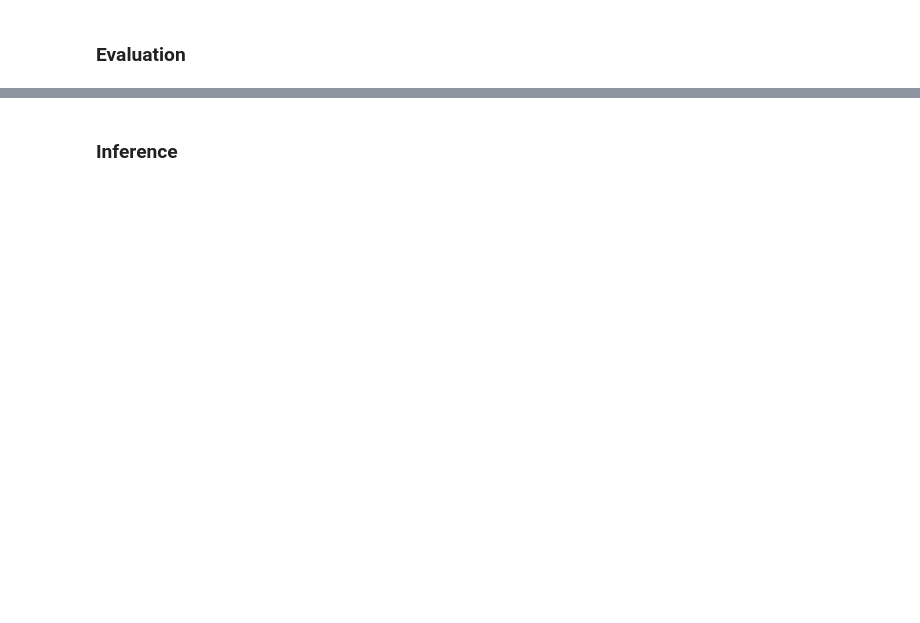
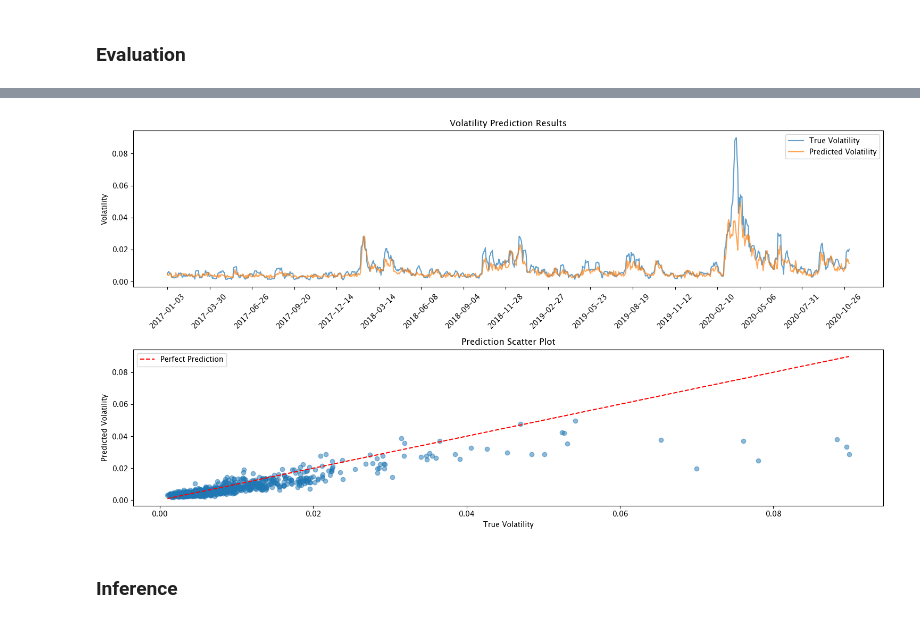
Before and after one commit to FrancescoMontanaro/Machine-Learning-from-scratch, a Jupyter notebook: Deep Learning/Recurrent Neural Network (RNN)/train_rnn.ipynb, the cells around one changed output, grey strips where cells are left out. Drawn from its saved outputs; the diff is of its cells as text; code cells hidden in the pictures; blank space fills up the shorter version.

```diff
--- a/Deep Learning/Recurrent Neural Network (RNN)/train_rnn.ipynb
+++ b/Deep Learning/Recurrent Neural Network (RNN)/train_rnn.ipynb
@@ -398,10 +526,10 @@ data_analysis.plot_history(
 # %% [markdown]
 ### Evaluation
 # %%
-# Disable gradient computation
+# Disable gradient computation for evaluation
 with context_manager.no_grad():
     # Set the model in evaluation mode
     model.eval()
 
     # Compute the predictions
-    log_returns_preds = model(X_log_returns_test_normalized)
+    predictions_norm = model(X_test_norm)
@@ -448,0 +565,16 @@ plt.show()
+# %%
+# Denormalize the predictions using the target normalization statistics
+predictions = z_score_denormalize(predictions_norm, target_mean, target_std)
+
+# Compute the mean absolute error on the test set
+mae = metrics.mean_absolute_error(predictions, y_test)
+
+# Print the test results
+print(f"Test Results:")
+print(f"Mean Absolute Error: {mae.to_numpy()}")
+
+# Compute the directional accuracy
+dir_acc = directional_accuracy(predictions, y_test)
+
+# Print the directional accuracy
+print(f"Directional Accuracy: {dir_acc:.3f}")
@@ -449,2 +585,66 @@ plt.show()
+# %%
+# Create a figure for plotting
+plt.figure(figsize=(15, 8))
+
+# Plot the predictions and true values
+if predict_volatility:
+    # For volatility, plot the time series and scatter plot
+    test_dates = sequence_dates[test_mask]
+
+    # Plot the time series of true and predicted volatility
+    plt.subplot(2, 1, 1)
+    plt.plot(test_dates[:len(y_test.to_numpy())], y_test.to_numpy()[:, close_price_idx], label='True Volatility', alpha=0.7)
+    plt.plot(test_dates[:len(predictions.to_numpy())], predictions.to_numpy()[:, close_price_idx], label='Predicted Volatility', alpha=0.7)
+    plt.title('Volatility Prediction Results')
+    plt.ylabel('Volatility')
+    plt.legend()
+    plt.gca().xaxis.set_major_locator(MaxNLocator(nbins=20))
+    plt.xticks(rotation=45)
+
+    # Scatter plot of true vs predicted volatility
+    plt.subplot(2, 1, 2)
+    plt.scatter(y_test.to_numpy()[:, close_price_idx], predictions.to_numpy()[:, close_price_idx], alpha=0.5)
+    plt.plot(
+        [y_test.to_numpy()[:, close_price_idx].min(), y_test.to_numpy()[:, close_price_idx].max()],
+        [y_test.to_numpy()[:, close_price_idx].min(), y_test.to_numpy()[:, close_price_idx].max()],
+        'r--', label='Perfect Prediction'
+    )
+    plt.xlabel('True Volatility')
+    plt.ylabel('Predicted Volatility')
+    plt.title('Prediction Scatter Plot')
+    plt.legend()
+
+else:
+    # For log returns, plot the time series and scatter plot
+    test_dates = sequence_dates[test_mask]
+
+    # Plot the time series of true and predicted log returns
+    plt.subplot(2, 1, 1)
+    plt.plot(test_dates[:len(y_test.to_numpy())], y_test.to_numpy()[:, close_price_idx], label='True Log Returns', alpha=0.7)
+    plt.plot(test_dates[:len(predictions.to_numpy())], predictions.to_numpy()[:, close_price_idx], label='Predicted Log Returns', alpha=0.7)
+    plt.title('Log Returns Prediction Results')
+    plt.ylabel('Log Returns')
+    plt.legend()
+    plt.gca().xaxis.set_major_locator(MaxNLocator(nbins=20))
+    plt.xticks(rotation=45)
+
+    # Scatter plot of true vs predicted log returns
+    plt.subplot(2, 1, 2)
+    plt.scatter(y_test.to_numpy()[:, close_price_idx], predictions.to_numpy()[:, close_price_idx], alpha=0.5)
+    plt.plot(
+        [y_test.to_numpy()[:, close_price_idx].min(), y_test.to_numpy()[:, close_price_idx].max()],
+        [y_test.to_numpy()[:, close_price_idx].min(), y_test.to_numpy()[:, close_price_idx].max()],
+        'r--', label='Perfect Prediction'
+    )
+    plt.xlabel('True Log Returns')
+    plt.ylabel('Predicted Log Returns')
+    plt.title('Prediction Scatter Plot')
+    plt.legend()
+
+# Adjust layout and show the plot
+plt.tight_layout()
+plt.show()
+# %% [output]
+[figure, added]
 # %% [markdown]
 ### Inference
```
Also changed, not shown: parts of 45 cells of this notebook, 3 other files.
